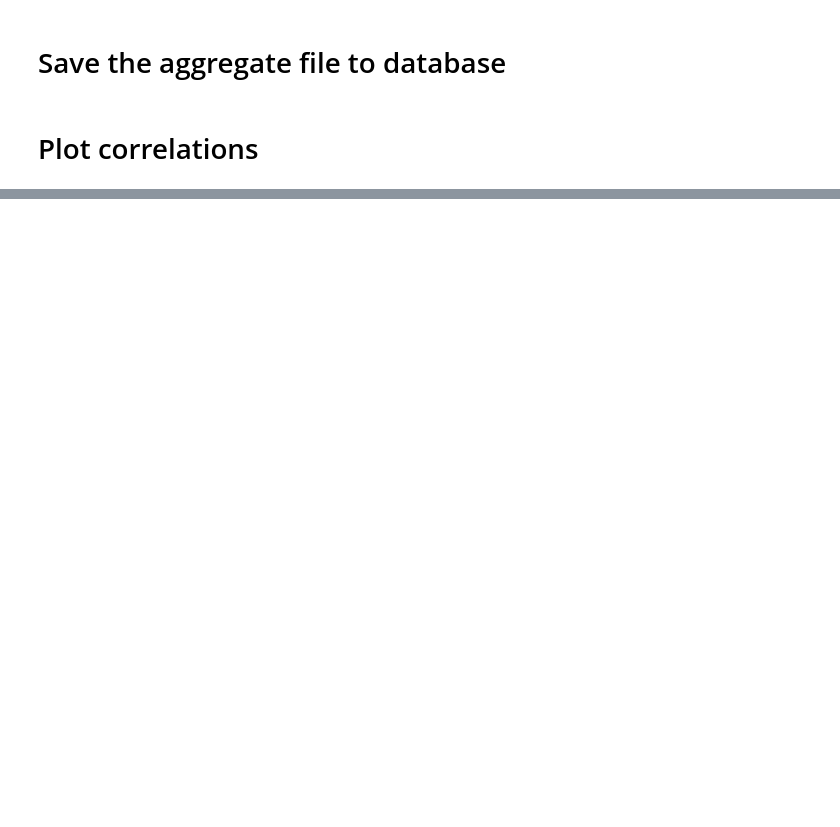
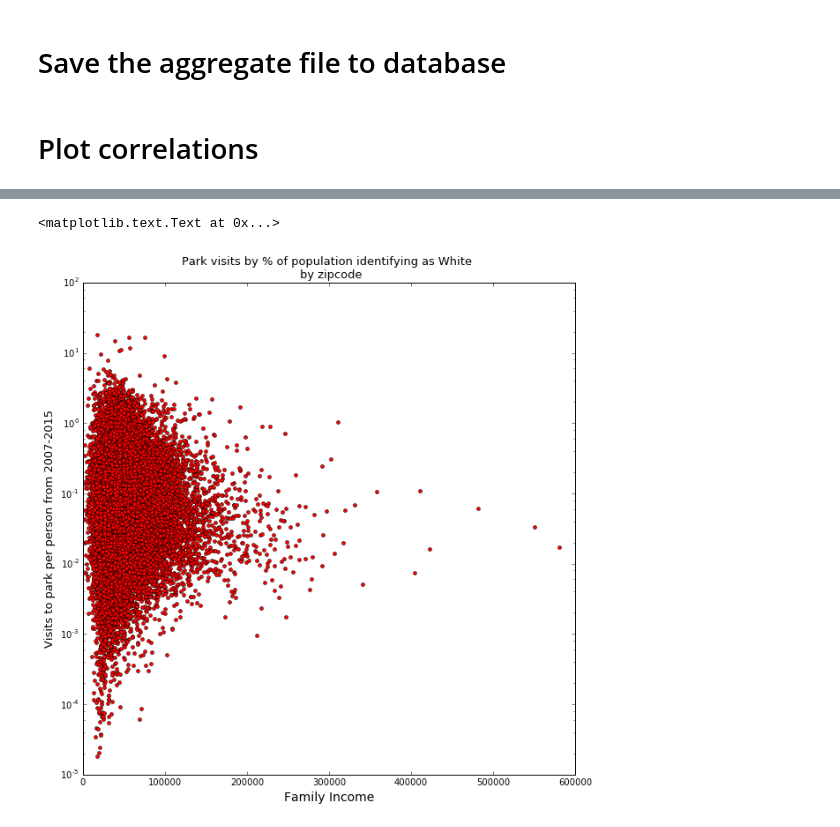
Before and after one commit to mrubash1/greenspace, a Jupyter notebook: python/geospatial_test/geo_test1_v1.ipynb, the cells around one changed output, grey strips where cells are left out. Cells and saved outputs as stored; diff of their text form; code cells hidden in the pictures; blank space fills up the shorter version.

```diff
--- a/python/geospatial_test/geo_test1_v1.ipynb
+++ b/python/geospatial_test/geo_test1_v1.ipynb
@@ -152,0 +218,11 @@ plt.plot(aggregate_df['visits_RaceBlack'], aggregate_df['visits_RaceWhite'],'ro'
+# %%
+%matplotlib inline
+plt.figure(figsize=(10,10))
+plt.semilogy(aggregate_df['per_family_annual_income'],\
+             aggregate_df['utilization_factor_unique_visit'],'ro',markersize = 4)
+plt.xlabel('Family Income',size=14)
+plt.ylabel('Visits to park per person from 2007-2015', size=13)
+plt.title('Park visits by % of population identifying as White \n by zipcode', size=13)
+# %% [output]
+<matplotlib.text.Text at 0x...>
+[figure, added]
```
Also changed, not shown: parts of 14 cells of this notebook.
